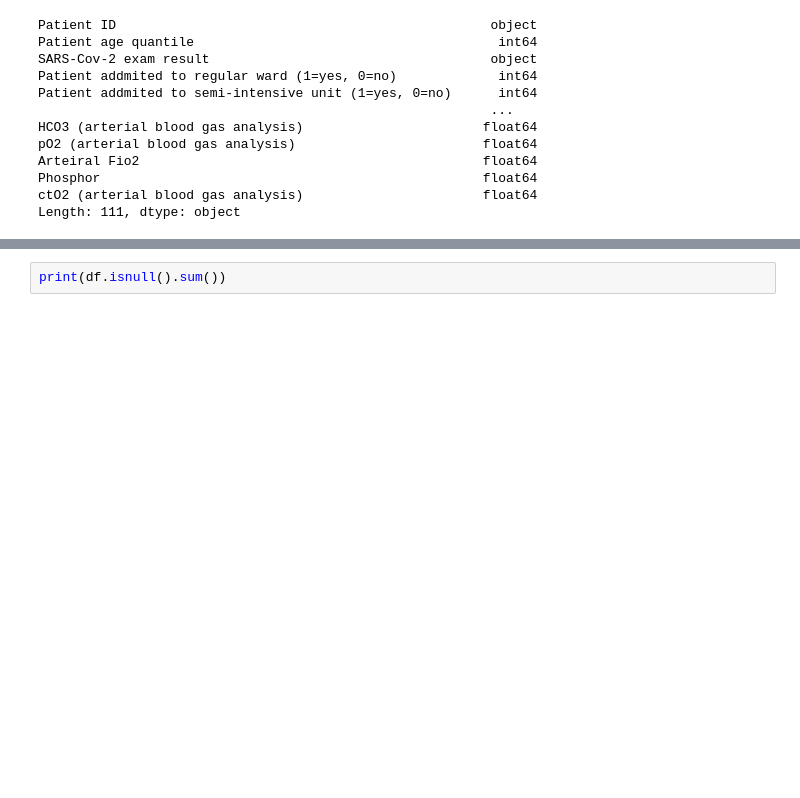
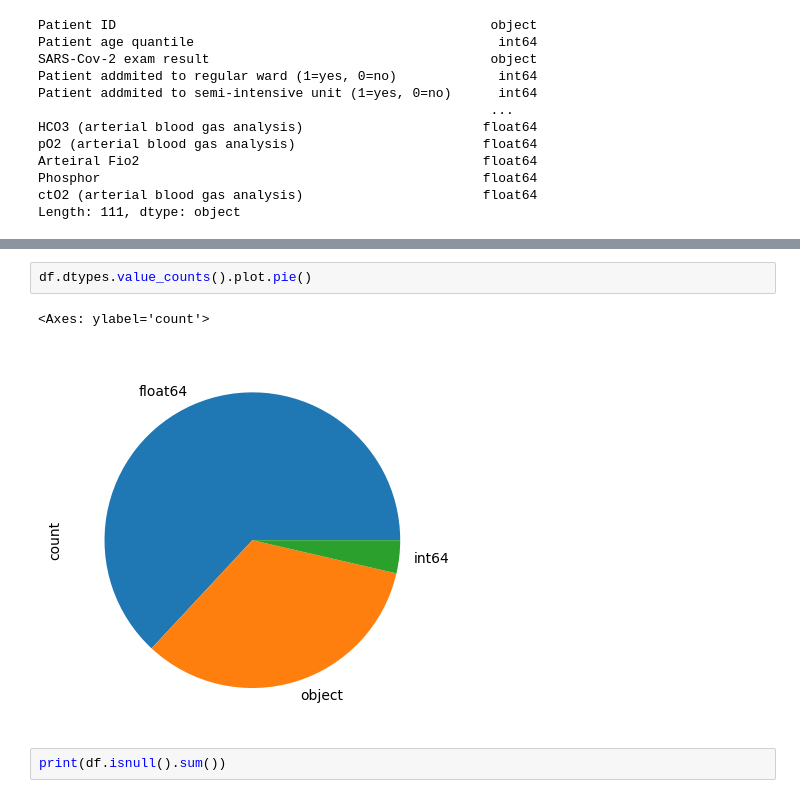
Before and after one commit to Wissemamr/Machine_learning, a Jupyter notebook: TP0/tp0.ipynb, the cells around one changed output, grey strips where cells are left out. Drawn from its saved outputs; the diff is of its cells as text; blank space fills up the shorter version.

```diff
--- a/TP0/tp0.ipynb
+++ b/TP0/tp0.ipynb
@@ -63,3 +81,8 @@ Length: 111, dtype: object
+# %%
+df.dtypes.value_counts().plot.pie()
+# %% [output]
+<Axes: ylabel='count'>
+[figure, added]
 # %%
 print(df.isnull().sum())
 # %% [output]
```
Also changed, not shown: parts of 14 cells of this notebook.
